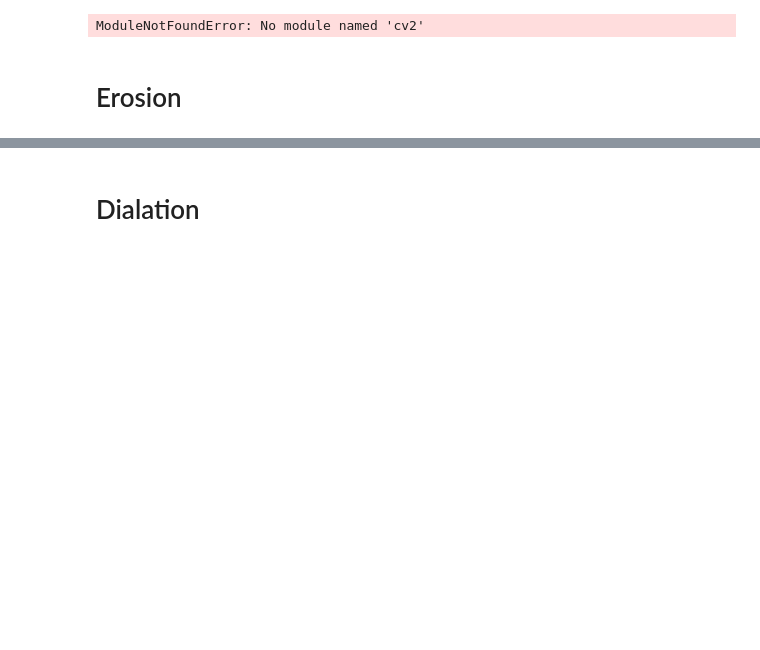
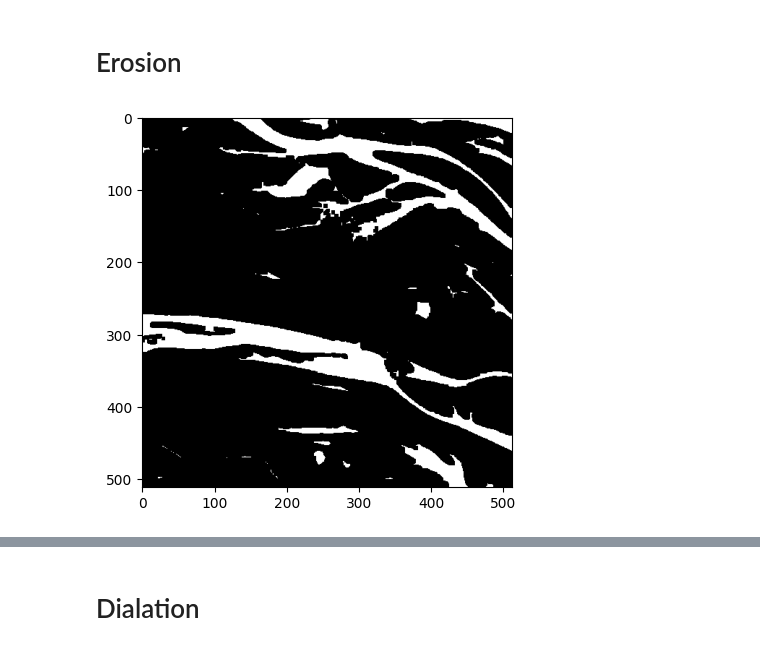
Before and after one commit to GVCL/IWSeg-SAR-Poison, a Jupyter notebook: Morphological.ipynb, the cells around one changed output, grey strips where cells are left out. Cells and saved outputs as stored; diff of their text form; code cells hidden in the pictures; blank space fills up the shorter version.

```diff
--- a/Morphological.ipynb
+++ b/Morphological.ipynb
@@ -1,20 +1,20 @@
 # %%
-# import cv2 as cv
-# import numpy as np
-# import matplotlib.pyplot as plt
-# from PIL import Image
-# Image.MAX_IMAGE_PIXELS = 933120000
-# filename = "NDWI_Mask_0_resized.tif"
-# image_path = "./GEE_Masks/GEE_resized/"
+import cv2 as cv
+import numpy as np
+import matplotlib.pyplot as plt
+from PIL import Image
+Image.MAX_IMAGE_PIXELS = 933120000
+filename = "NDWI_Mask_130_resized.tif"
+image_path = "./GEE_Masks/GEE_resized/"
-# %% [output]
-ModuleNotFoundError: No module named 'cv2'
 # %% [markdown]
 # Erosion
 # %%
-# img = cv.imread(image_path+filename, cv.IMREAD_GRAYSCALE)
-# assert img is not None, "file could not be read, check with os.path.exists()"
-# kernel = np.ones((5,5),np.uint8)
-# erosion = cv.erode(img,kernel,iterations = 1)
-# plt.imshow(erosion,cmap='gray')
-# plt.show()
+img = cv.imread(image_path+filename, cv.IMREAD_GRAYSCALE)
+assert img is not None, "file could not be read, check with os.path.exists()"
+kernel = np.ones((5,5),np.uint8)
+erosion = cv.erode(img,kernel,iterations = 1)
+plt.imshow(erosion,cmap='gray')
+plt.show()
+# %% [output]
+[figure, added]
 # %%
```
Also changed, not shown: parts of 3 cells of this notebook, 2 other files.
